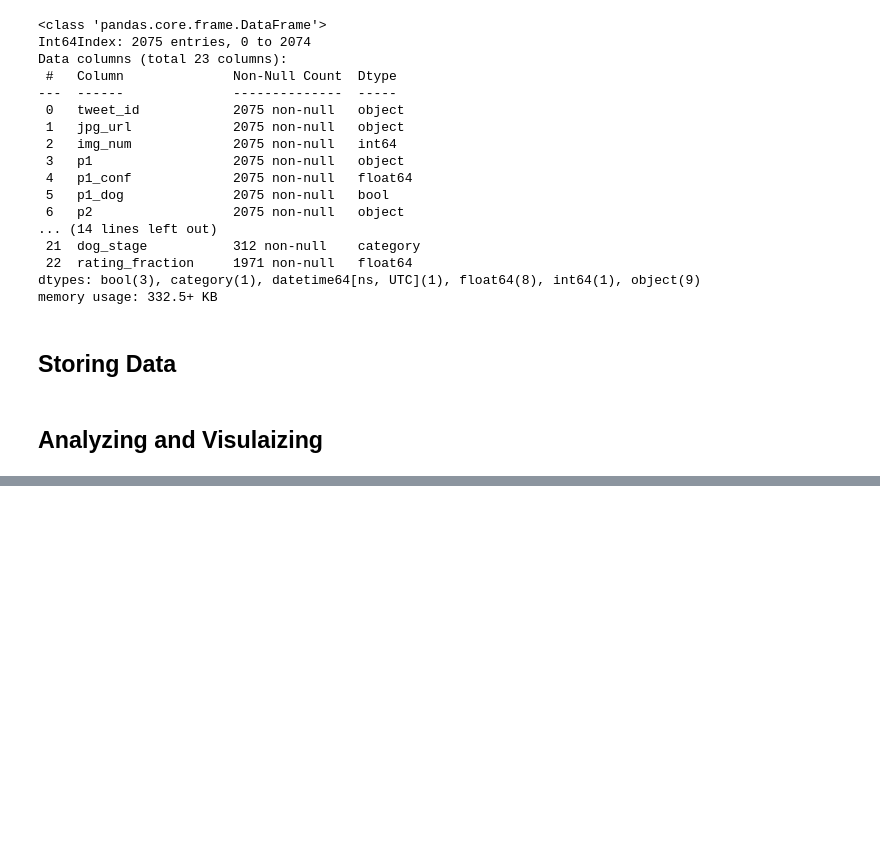
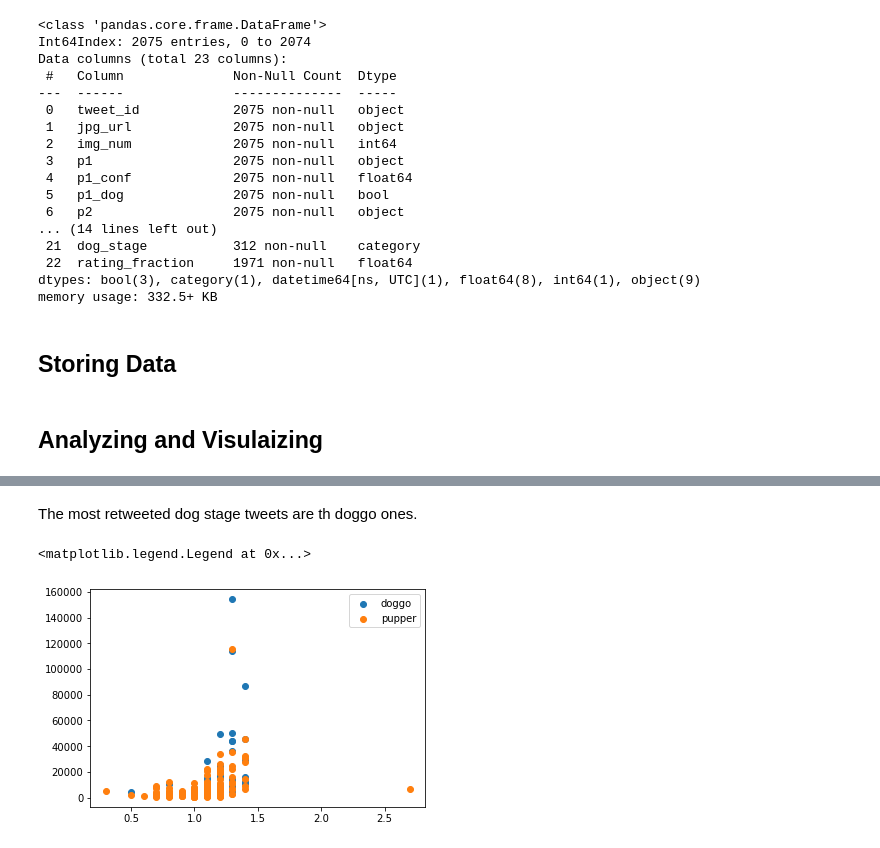
Before and after one commit to OthmanAhmed/wrangling-data-project, a Jupyter notebook: wrangle_act.ipynb, the cells around one changed output, grey strips where cells are left out. Saved outputs shown, nothing was run; the diff lists cells and outputs as text; code cells hidden in the pictures; blank space fills up the shorter version.

```diff
--- a/wrangle_act.ipynb
+++ b/wrangle_act.ipynb
@@ -683,0 +730,12 @@ tw_archive_master.to_csv('saved_work/twitter_archive_master.csv')
+# %% [markdown]
+The most retweeted dog stage tweets are th doggo ones.
+# %%
+stages = ['doggo', 'pupper']
+
+for n, stage in enumerate(stages):
+    df_stage = df[df.dog_stage==stage]
+    plt.scatter(df_stage['rating_fraction'], df_stage['favorite_count'], label=stage);
+plt.legend()
+# %% [output]
+<matplotlib.legend.Legend at 0x...>
+[figure, added]
```
Also changed, not shown: parts of 11 cells of this notebook, 7 other files.
